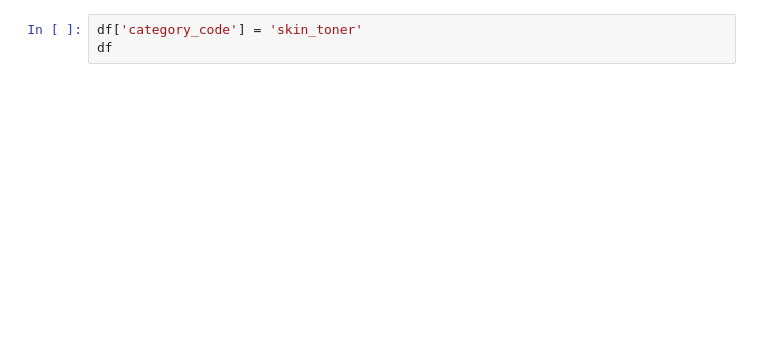
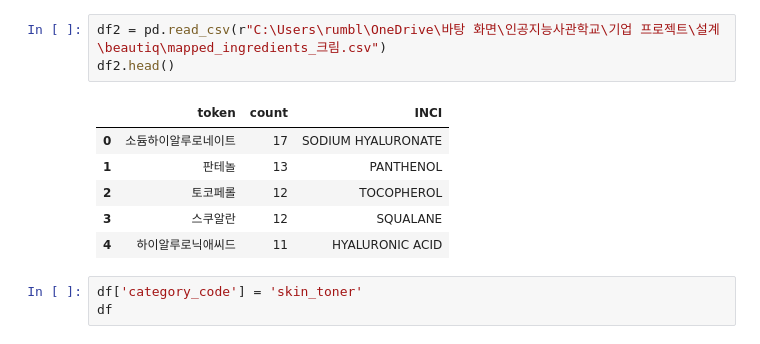
Before and after one commit to gjaischool43/BEAUTIQ, a Jupyter notebook: abc.ipynb, the cells around one changed output. Saved outputs shown, nothing was run; the diff lists cells and outputs as text; blank space fills up the shorter version.

```diff
--- a/abc.ipynb
+++ b/abc.ipynb
@@ -14,3 +14,13 @@ df.head()
+# %%
+df2 = pd.read_csv(r"C:\Users\rumbl\OneDrive\바탕 화면\인공지능사관학교\기업 프로젝트\설계\beautiq\mapped_ingredients_크림.csv")
+df2.head()
+# %% [output]
+|  | token | count | INCI |
+| 0 | 소듐하이알루로네이트 | 17 | SODIUM HYALURONATE |
+| 1 | 판테놀 | 13 | PANTHENOL |
+| 2 | 토코페롤 | 12 | TOCOPHEROL |
+| 3 | 스쿠알란 | 12 | SQUALANE |
+| 4 | 하이알루로닉애씨드 | 11 | HYALURONIC ACID |
 # %%
 df['category_code'] = 'skin_toner'
 df
```
Also changed, not shown: parts of 8 cells of this notebook, 12 other files.
